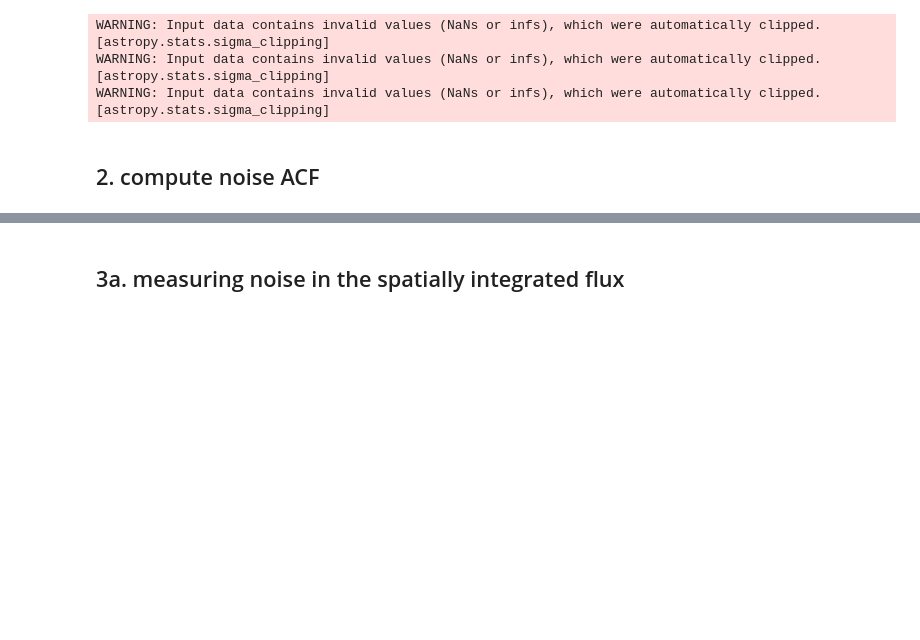
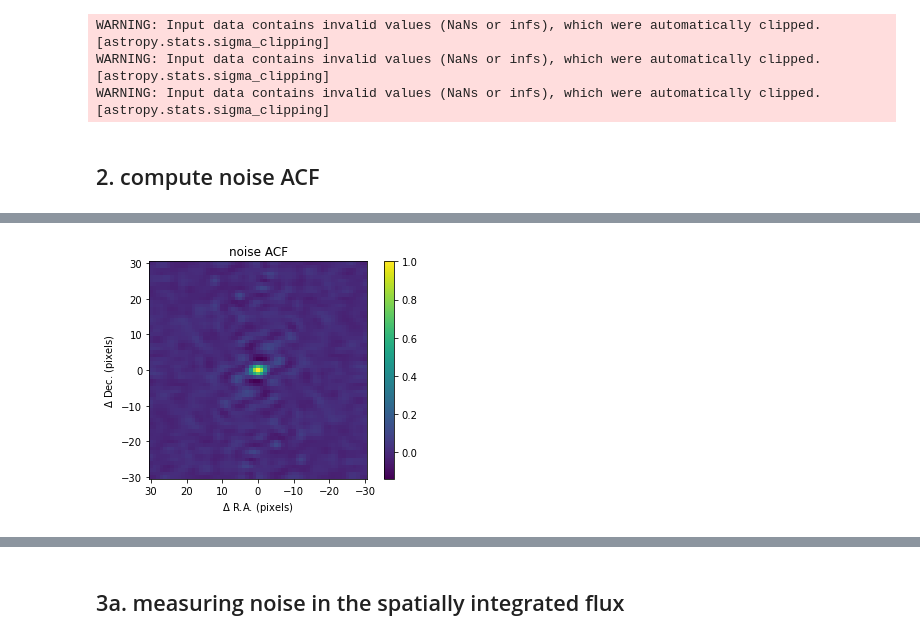
Before and after one commit to takafumi291/ESSENCE, a Jupyter notebook: Tutorial.ipynb, the cells around one changed output, grey strips where cells are left out. Saved outputs shown, nothing was run; the diff lists cells and outputs as text; code cells hidden in the pictures; blank space fills up the shorter version.

```diff
--- a/Tutorial.ipynb
+++ b/Tutorial.ipynb
@@ -119,0 +123,11 @@ file found
+# %%
+Width=30
+plt.imshow(zoompeak(band7_acf,Width)/np.max(zoompeak(band7_acf,Width)),extent=[-(-Width-0.5),-(Width+.5),-Width-0.5,Width+.5],
+          origin="lower")
+plt.colorbar()
+plt.xlabel(r"$\Delta$ R.A. (pixels)")
+plt.ylabel(r"$\Delta$ Dec. (pixels)")
+plt.title("noise ACF")
+plt.savefig("./fig2a.pdf", bbox_inches="tight")
+# %% [output]
+[figure, added]
```
Also changed, not shown: parts of 12 cells of this notebook.
